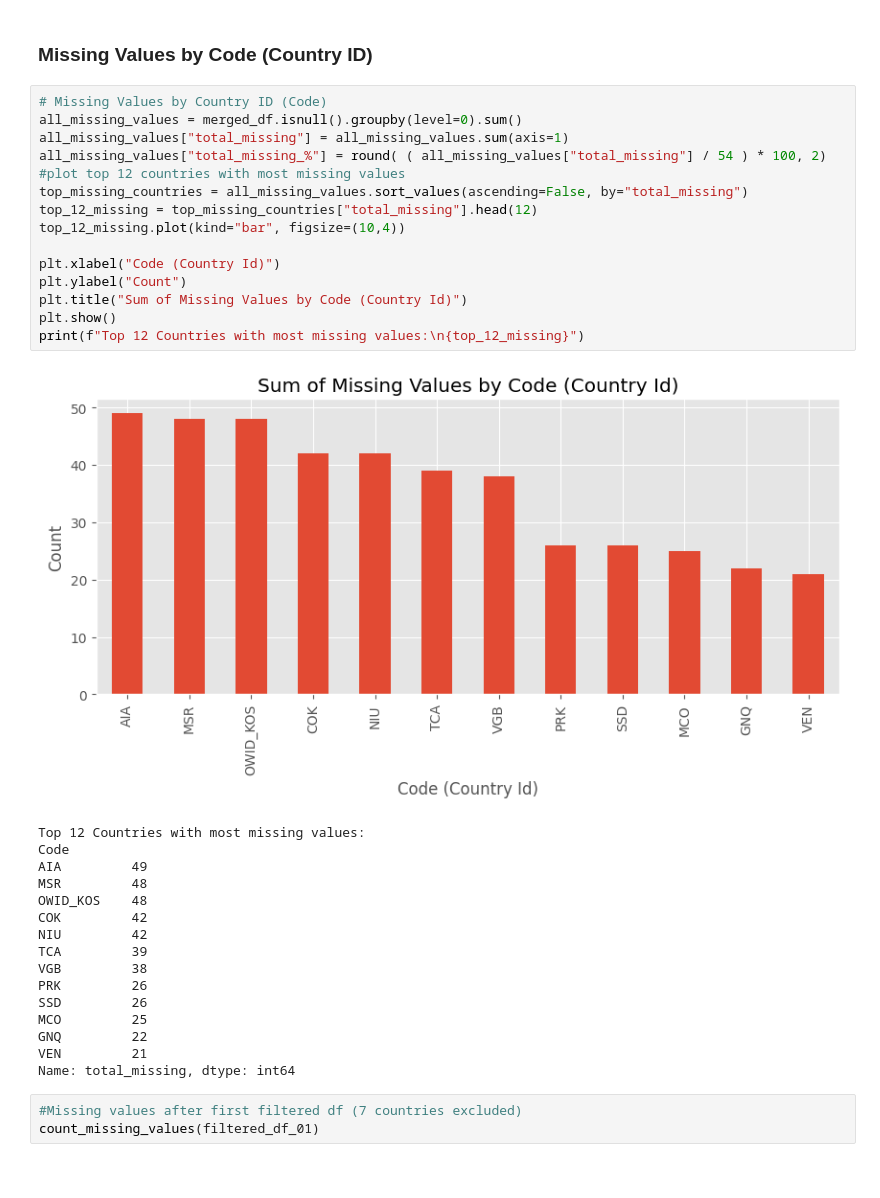
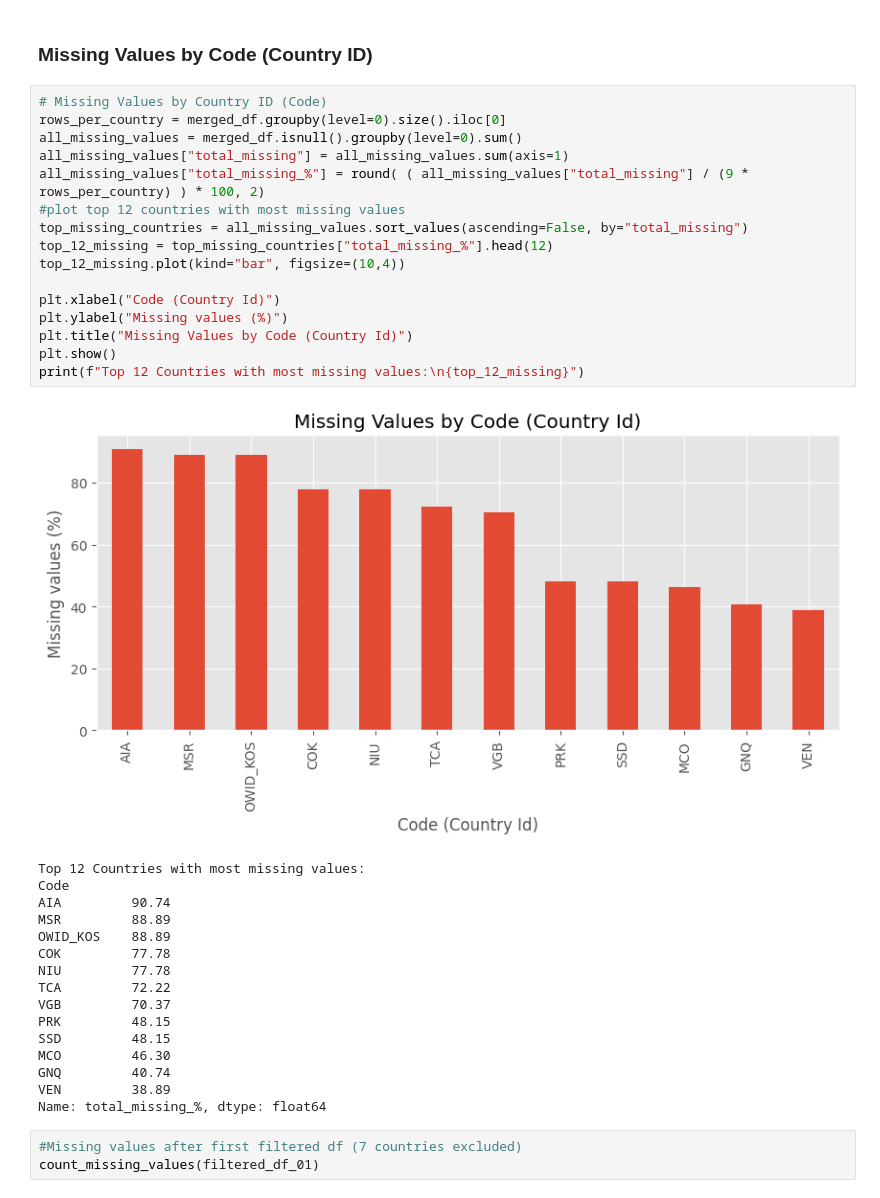
Before and after one commit to HamzahFayad/master_thesis_child_mortality, a Jupyter notebook: 01_notebooks/1_data_exploration.ipynb, the cells around one changed output. Saved outputs shown, nothing was run; the diff lists cells and outputs as text.

Commit message:
update: nans in % visualization

```diff
--- a/01_notebooks/1_data_exploration.ipynb
+++ b/01_notebooks/1_data_exploration.ipynb
@@ -119,36 +119,37 @@ dtype: float64
 ### Missing Values by Code (Country ID)
 # %%
 # Missing Values by Country ID (Code)
+rows_per_country = merged_df.groupby(level=0).size().iloc[0]
 all_missing_values = merged_df.isnull().groupby(level=0).sum()
 all_missing_values["total_missing"] = all_missing_values.sum(axis=1)
-all_missing_values["total_missing_%"] = round( ( all_missing_values["total_missing"] / 54 ) * 100, 2)
+all_missing_values["total_missing_%"] = round( ( all_missing_values["total_missing"] / (9 * rows_per_country) ) * 100, 2)
 #plot top 12 countries with most missing values
 top_missing_countries = all_missing_values.sort_values(ascending=False, by="total_missing")
-top_12_missing = top_missing_countries["total_missing"].head(12)
+top_12_missing = top_missing_countries["total_missing_%"].head(12)
 top_12_missing.plot(kind="bar", figsize=(10,4))
 
 plt.xlabel("Code (Country Id)")
-plt.ylabel("Count")
-plt.title("Sum of Missing Values by Code (Country Id)")
+plt.ylabel("Missing values (%)")
+plt.title("Missing Values by Code (Country Id)")
 plt.show()
 print(f"Top 12 Countries with most missing values:\n{top_12_missing}")
 # %% [output]
-[figure, old version]
+[figure, new version]
 Top 12 Countries with most missing values:
 Code
-AIA         49
-MSR         48
-OWID_KOS    48
-COK         42
-NIU         42
-TCA         39
-VGB         38
-PRK         26
-SSD         26
-MCO         25
-GNQ         22
-VEN         21
-Name: total_missing, dtype: int64
+AIA         90.74
+MSR         88.89
+OWID_KOS    88.89
+COK         77.78
+NIU         77.78
+TCA         72.22
+VGB         70.37
+PRK         48.15
+SSD         48.15
+MCO         46.30
+GNQ         40.74
+VEN         38.89
+Name: total_missing_%, dtype: float64
 # %%
 #Missing values after first filtered df (7 countries excluded)
 count_missing_values(filtered_df_01)
```
